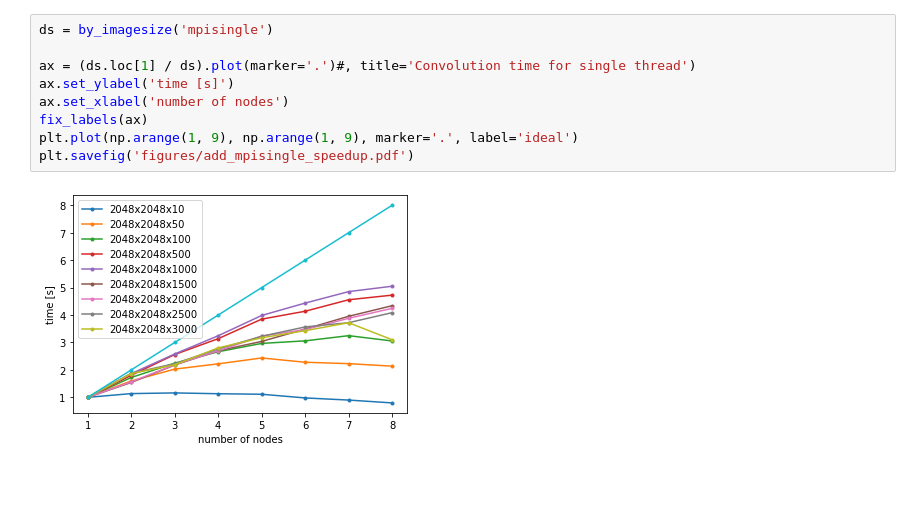
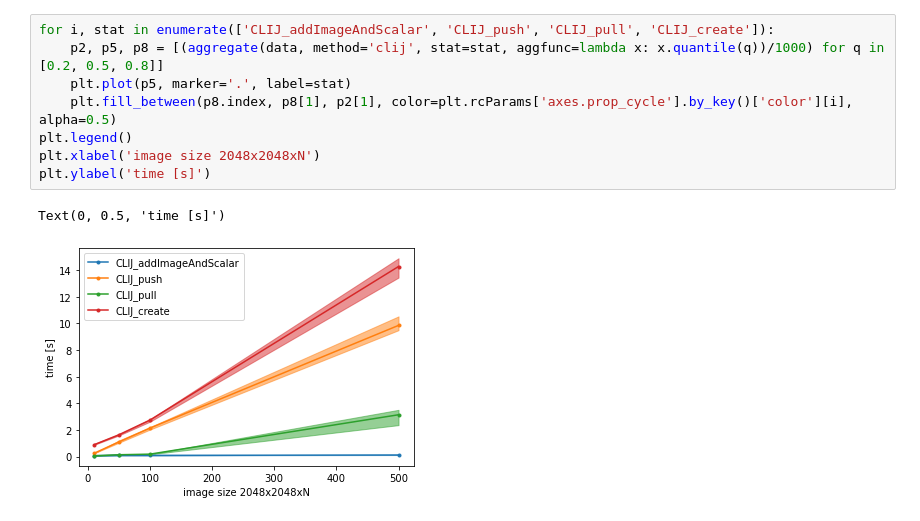
Before and after one commit to fiji-hpc/scijava-parallel-mpi, a Jupyter notebook: report/add.ipynb, the cells around one changed output. Drawn from its saved outputs; the diff is of its cells as text; blank space fills up the shorter version.

```diff
--- a/report/add.ipynb
+++ b/report/add.ipynb
@@ -258,11 +37,11 @@ plt.show()
-# %%
-ds = by_imagesize('mpisingle')
-
-ax = (ds.loc[1] / ds).plot(marker='.')#, title='Convolution time for single thread')
-ax.set_ylabel('time [s]')
-ax.set_xlabel('number of nodes')
-fix_labels(ax)
-plt.plot(np.arange(1, 9), np.arange(1, 9), marker='.', label='ideal')
-plt.savefig('figures/add_mpisingle_speedup.pdf')
-# %% [output]
-[figure, removed]
+# %%
+for i, stat in enumerate(['CLIJ_addImageAndScalar', 'CLIJ_push', 'CLIJ_pull', 'CLIJ_create']):
+    p2, p5, p8 = [(aggregate(data, method='clij', stat=stat, aggfunc=lambda x: x.quantile(q))/1000) for q in [0.2, 0.5, 0.8]]
+    plt.plot(p5, marker='.', label=stat)
+    plt.fill_between(p8.index, p8[1], p2[1], color=plt.rcParams['axes.prop_cycle'].by_key()['color'][i], alpha=0.5)
+plt.legend()
+plt.xlabel('image size 2048x2048xN')
+plt.ylabel('time [s]')
+# %% [output]
+Text(0, 0.5, 'time [s]')
+[figure, added]
```
Also changed, not shown: parts of 18 cells of this notebook, 7 other files.
